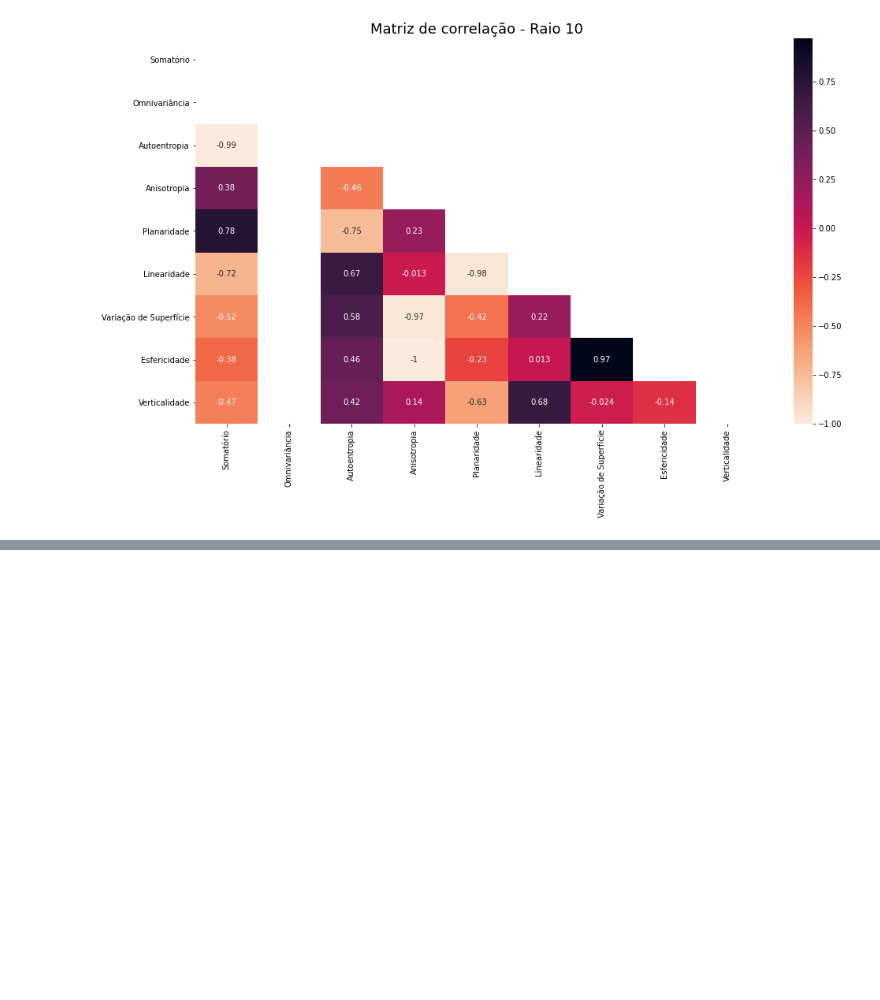
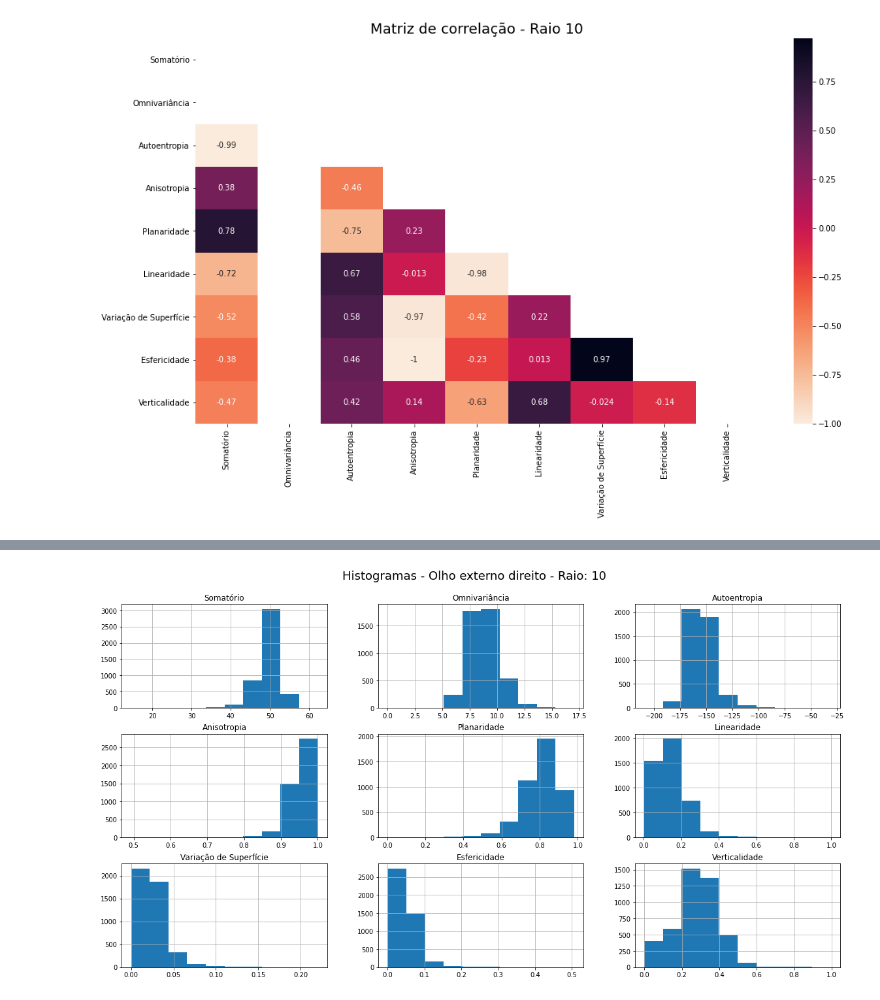
Before and after one commit to thalissonfelipe/landmarks, a Jupyter notebook: Análises da Features da Matriz de Covariância (Raios 10, 15, 20, 25, 30).ipynb, the cells around one changed output, grey strips where cells are left out. Saved outputs shown, nothing was run; the diff lists cells and outputs as text; code cells hidden in the pictures; blank space fills up the shorter version.

```diff
--- a/Análises da Features da Matriz de Covariância (Raios 10, 15, 20, 25, 30).ipynb
+++ b/Análises da Features da Matriz de Covariância (Raios 10, 15, 20, 25, 30).ipynb
@@ -364,0 +389,4 @@ correlation_matrix(dfr10_nt, radius=10)
+# %%
+plot_histograms(df_ore, point_name='Olho externo direito', radius=10)
+# %% [output]
+[figure, added]
```
Also changed, not shown: parts of 23 cells of this notebook, 1 other file.
